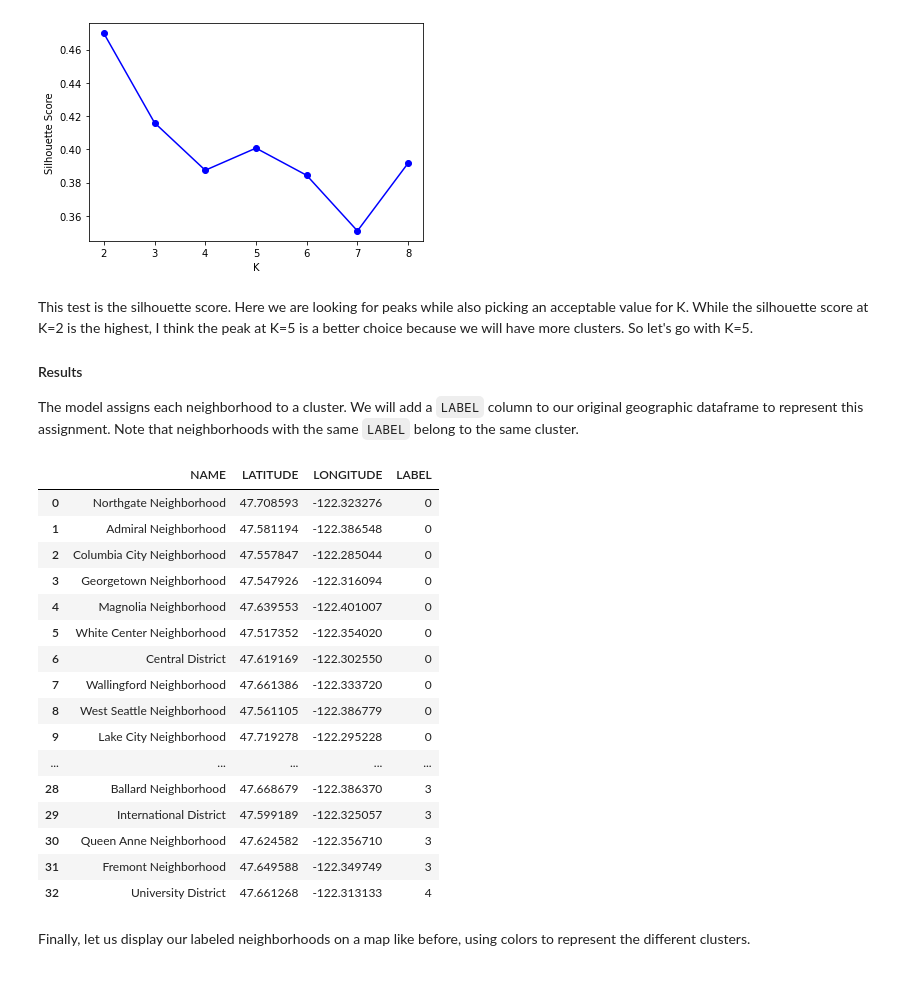
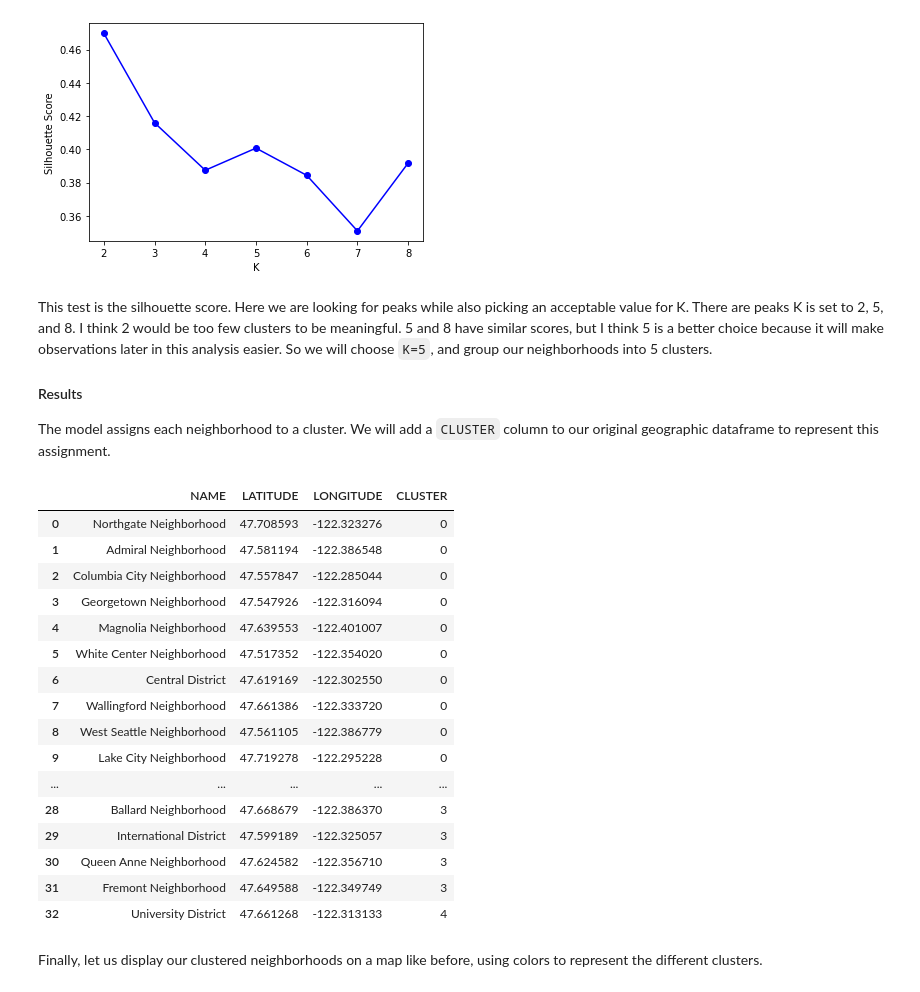
Before and after one commit to CarsonStauffer/IBM_Data_Science_Capstone, a Jupyter notebook: week2.ipynb, the cells around one changed output. Drawn from its saved outputs; the diff is of its cells as text; code cells hidden in the pictures.

```diff
--- a/week2.ipynb
+++ b/week2.ipynb
@@ -188,24 +190,25 @@ plt.show
 <function matplotlib.pyplot.show(close=None, block=None)>
 [figure]
 # %% [markdown]
-This test is the silhouette score. Here we are looking for peaks while also picking an acceptable value for K. While the silhouette score at K=2 is the highest, I think the peak at K=5 is a better choice because we will have more clusters. So let's go with K=5.
+This test is the silhouette score. Here we are looking for peaks while also picking an acceptable value for K. There are peaks K is set to 2, 5, and 8. I think 2 would be too few clusters to be meaningful. 5 and 8 have similar scores, but I think 5 is a better choice because it will make observations later in this analysis easier. So we will choose `K=5`, and group our neighborhoods into 5 clusters.
+
 
 #### Results
 
-The model assigns each neighborhood to a cluster. We will add a `LABEL` column to our original geographic dataframe to represent this assignment. Note that neighborhoods with the same `LABEL` belong to the same cluster.
+The model assigns each neighborhood to a cluster. We will add a `CLUSTER` column to our original geographic dataframe to represent this assignment.
 # %%
 kmeans = KMeans(n_clusters=5, random_state=rand).fit(scaled)
-vdf_sum['LABEL'] = kmeans.labels_
+vdf_sum['CLUSTER'] = kmeans.labels_
 
-df_labeled = df.merge(vdf_sum[['LABEL']], left_on='NAME', right_on='NEIGHBORHOOD')
+df_clustered = df.merge(vdf_sum[['CLUSTER']], left_on='NAME', right_on='NEIGHBORHOOD')
 # df_labeled.drop('LABEL_x', axis=1, inplace=True)
-df_labeled.rename({'LABEL_y': 'LABEL'}, axis=1, inplace=True)
-df_labeled.sort_values(by=['LABEL'], inplace=True)
-df_labeled.reset_index(drop=True, inplace=True)
-df_labeled.drop('KM_TO_CITY_CENTER', axis=1, inplace=True)
-df_labeled
+df_clustered.rename({'CLUSTER_y': 'CLUSTER'}, axis=1, inplace=True)
+df_clustered.sort_values(by=['CLUSTER'], inplace=True)
+df_clustered.reset_index(drop=True, inplace=True)
+df_clustered.drop('KM_TO_CITY_CENTER', axis=1, inplace=True)
+df_clustered
 # %% [output]
-|  | NAME | LATITUDE | LONGITUDE | LABEL |
+|  | NAME | LATITUDE | LONGITUDE | CLUSTER |
 | 0 | Northgate Neighborhood | 47.708593 | -122.323276 | 0 |
 | 1 | Admiral Neighborhood | 47.581194 | -122.386548 | 0 |
 | 2 | Columbia City Neighborhood | 47.557847 | -122.285044 | 0 |
@@ -223,5 +226,5 @@ df_labeled
 | 31 | Fremont Neighborhood | 47.649588 | -122.349749 | 3 |
 | 32 | University District | 47.661268 | -122.313133 | 4 |
 # %% [markdown]
-Finally, let us display our labeled neighborhoods on a map like before, using colors to represent the different clusters.
+Finally, let us display our clustered neighborhoods on a map like before, using colors to represent the different clusters.
 # %%
```
Also changed, not shown: parts of 13 cells of this notebook.
